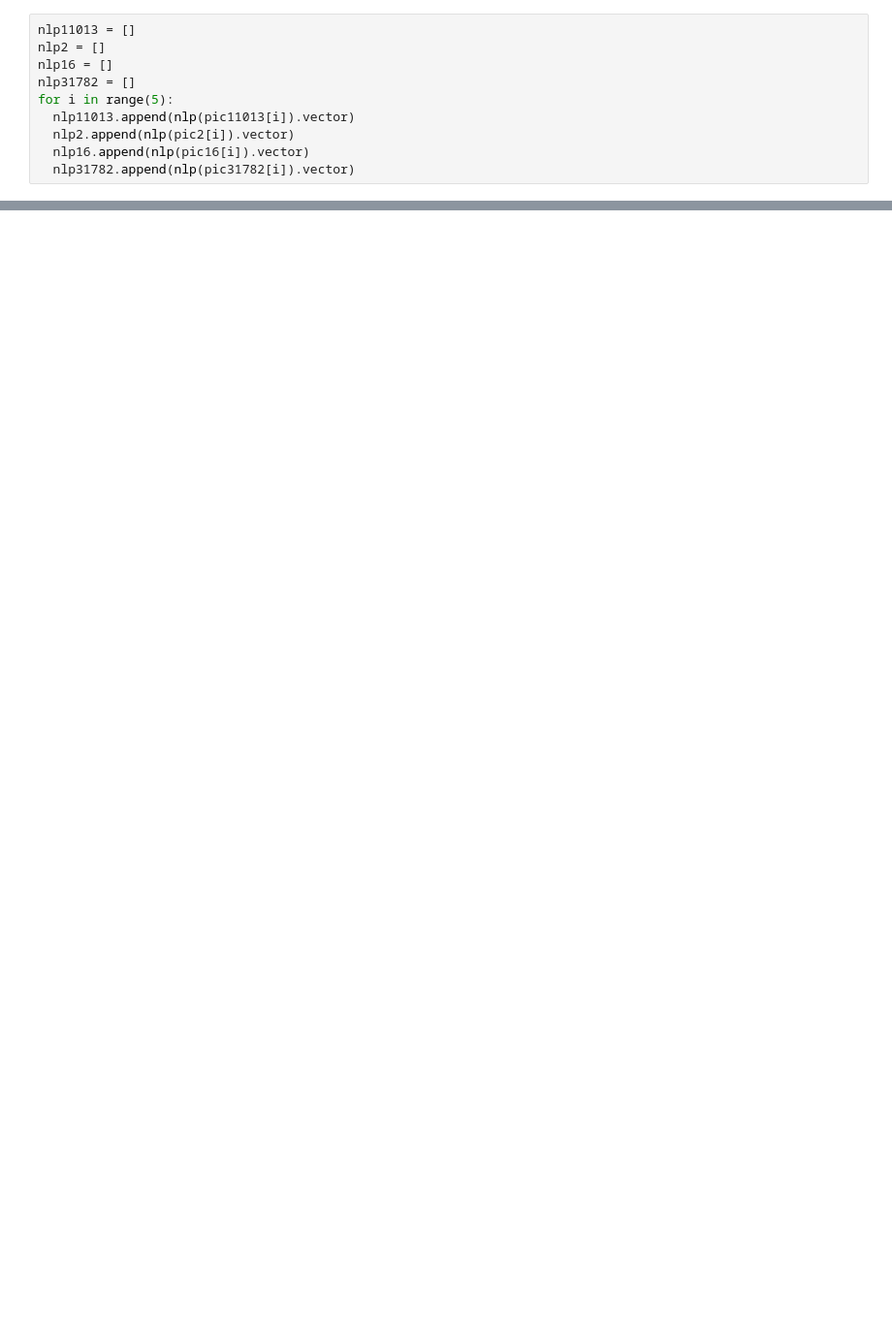
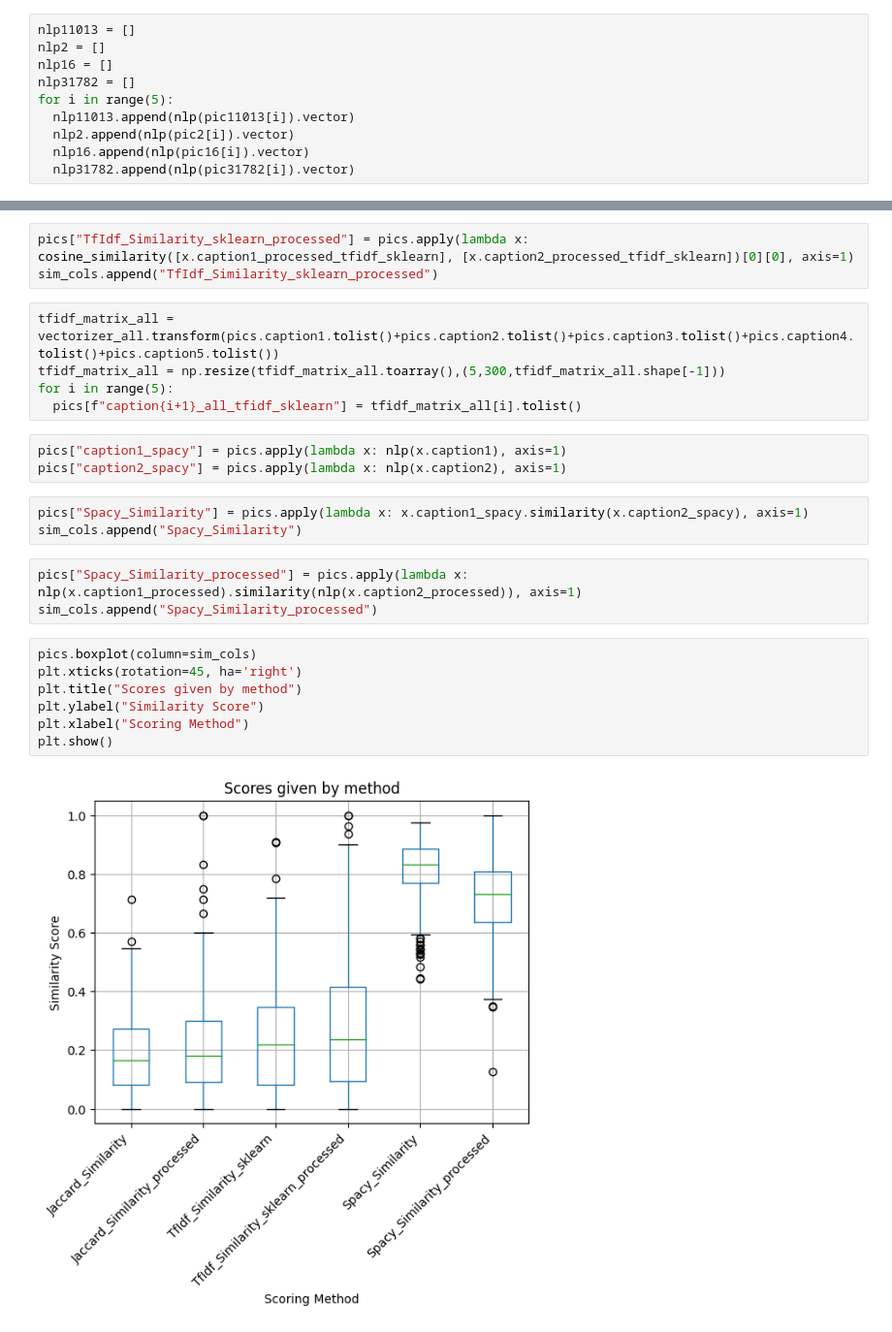
Before and after one commit to ak-malone/NLU, a Jupyter notebook: examples.ipynb, the cells around one changed output, grey strips where cells are left out. Shown at 97% size. Cells and saved outputs as stored; diff of their text form; blank space fills up the shorter version.

```diff
--- a/examples.ipynb
+++ b/examples.ipynb
@@ -551,0 +602,26 @@ display_pca_scatterplot(nlp, vec.get_feature_names_out().tolist())
+# %%
+pics["TfIdf_Similarity_sklearn_processed"] = pics.apply(lambda x: cosine_similarity([x.caption1_processed_tfidf_sklearn], [x.caption2_processed_tfidf_sklearn])[0][0], axis=1)
+sim_cols.append("TfIdf_Similarity_sklearn_processed")
+# %%
+tfidf_matrix_all = vectorizer_all.transform(pics.caption1.tolist()+pics.caption2.tolist()+pics.caption3.tolist()+pics.caption4.tolist()+pics.caption5.tolist())
+tfidf_matrix_all = np.resize(tfidf_matrix_all.toarray(),(5,300,tfidf_matrix_all.shape[-1]))
+for i in range(5):
+  pics[f"caption{i+1}_all_tfidf_sklearn"] = tfidf_matrix_all[i].tolist()
+# %%
+pics["caption1_spacy"] = pics.apply(lambda x: nlp(x.caption1), axis=1)
+pics["caption2_spacy"] = pics.apply(lambda x: nlp(x.caption2), axis=1)
+# %%
+pics["Spacy_Similarity"] = pics.apply(lambda x: x.caption1_spacy.similarity(x.caption2_spacy), axis=1)
+sim_cols.append("Spacy_Similarity")
+# %%
+pics["Spacy_Similarity_processed"] = pics.apply(lambda x: nlp(x.caption1_processed).similarity(nlp(x.caption2_processed)), axis=1)
+sim_cols.append("Spacy_Similarity_processed")
+# %%
+pics.boxplot(column=sim_cols)
+plt.xticks(rotation=45, ha='right')
+plt.title("Scores given by method")
+plt.ylabel("Similarity Score")
+plt.xlabel("Scoring Method")
+plt.show()
+# %% [output]
+[figure, added]
```
Also changed, not shown: parts of 106 cells of this notebook.
